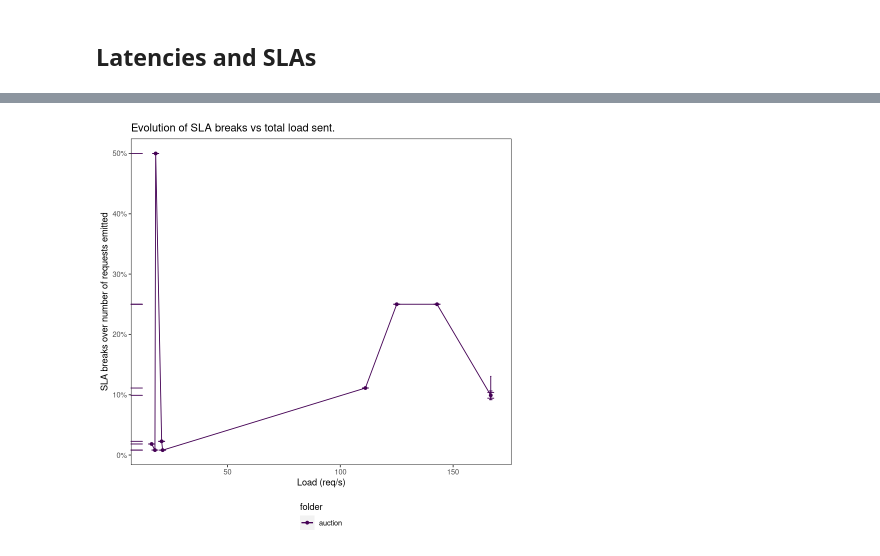
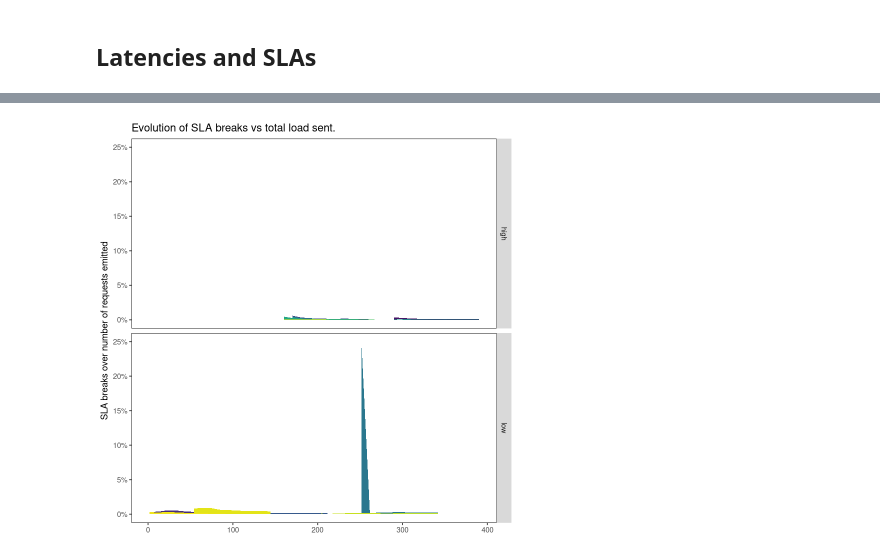
Before and after one commit to VolodiaPG/giraff, a Jupyter notebook: enos/live/experiment.ipynb, the cells around one changed output, grey strips where cells are left out. Cells and saved outputs as stored; diff of their text form; code cells hidden in the pictures.

```diff
--- a/enos/live/experiment.ipynb
+++ b/enos/live/experiment.ipynb
@@ -614,20 +613,17 @@ echo_bucket <- echo_bucket %>%
     {.}
 
 average <- echo_bucket %>%
-    mutate(function_name = tag) %>%
-    # inner_join(bids_won_function %>% select(function_name, winner, folder) %>% distinct(), by = c("function_name", "folder")) %>%
-    # select(instance, timestamp, function_name, period, winner, folder, n, value_bucket, le) %>%
-    mutate(latency = stringr::str_match(function_name, "(.+)--(.+)--([0-9]+)--([0-9]+)--([0-9]+)") %>% .[,4]) %>%
+    extract_function_name_info() %>%
     mutate(latency = as.numeric(latency) / 1000) %>%
     mutate(load = 1000 / as.numeric(period)) %>%
     {.}
 # %%
 average_sum <- average %>%
-    select(function_name, load, folder, le, value_bucket, latency, timestamp, metric_group) %>%
+    select(function_name, load, folder, le, value_bucket, latency, timestamp, metric_group, latency_type, load_type) %>%
     arrange(desc(timestamp), .by_group=TRUE) %>%
-    group_by(function_name, load, folder, le, latency, metric_group) %>%
+    group_by(timestamp, function_name, load, folder, le, latency, metric_group, latency_type, load_type) %>%
     filter(row_number()==n()) %>%
-    select(-timestamp) %>%
+    # select(-timestamp) %>%
     arrange(desc(le), .by_group=TRUE) %>%
     {.}
 
@@ -636,7 +632,7 @@ average_sum <- average %>%
 under_sla <- average_sum %>%
     mutate(target_offset = round(le - latency, 3)) %>%
     filter(target_offset %in% c(-0.003, -0.002, -0.001, 0, 0.003, 0.002, 0.001)) %>%
-    group_by(function_name, load, folder, latency, target_offset, metric_group) %>%
+    group_by(timestamp, function_name, load, folder, latency, target_offset, metric_group, latency_type, load_type) %>%
     select(-le) %>%
     {.}
 
@@ -644,18 +640,19 @@ under_sla <- average_sum %>%
 
 sla_stats <- average_sum %>%
     filter(le == Inf) %>%
-    group_by(function_name, load, folder, latency, metric_group) %>%
+    group_by(timestamp, function_name, load, folder, latency, metric_group, latency_type, load_type) %>%
     mutate(total = value_bucket) %>%
     select(-c(value_bucket, le)) %>%
-    inner_join(under_sla, by = c("function_name", "load", "folder", "latency", "metric_group")) %>%
+    inner_join(under_sla, by = c("timestamp", "function_name", "load", "folder", "latency", "metric_group", "latency_type", "load_type")) %>%
     mutate(above = total - value_bucket) %>%
     {.}
 
 # sla_stats
 # %%
 evol_sla_data <- sla_stats %>%
-    group_by(load, folder, target_offset) %>%
-    summarize(above = sum(above), respected = sum(value_bucket)) %>%
+    group_by(timestamp, load, folder, target_offset, latency_type, load_type) %>%
+    # summarize(above = sum(above), respected = sum(value_bucket)) %>%
+    mutate(respected = sum(value_bucket)) %>%
     mutate(percent = above / (above + respected)) %>%
     # spread(key = target_offset, value = percent) %>%
     {.}
@@ -688,55 +685,57 @@ evol_sla <- evol_sla_data %>%
 filter(target_offset == 0) %>%
 ggplot(
   aes(
-    x = load,
+    x = timestamp,
     y = percent,
-    color = folder,
+    fill = function_name,
+    # fill = load_type,
+    # shape = load_type,
   )
 ) +
 # geom_col(position="dodge") +
-geom_line() +
-geom_point() +
-geom_rug(sides="l") +
-geom_errorbar(aes(ymin=(evol_sla_data%>%filter(target_offset==-0.003))$percent, ymax=(evol_sla_data%>%filter(target_offset==0.003))$percent), width=0.5) +
-geom_errorbar(aes(ymin=(evol_sla_data%>%filter(target_offset==-0.002))$percent, ymax=(evol_sla_data%>%filter(target_offset==0.002))$percent), width=1.5) +
-geom_errorbar(aes(ymin=(evol_sla_data%>%filter(target_offset==-0.001))$percent, ymax=(evol_sla_data%>%filter(target_offset==0.001))$percent), width=3) +
+# geom_line() +
+geom_area() +
+# geom_rug(sides="l") +
+# geom_errorbar(aes(ymin=(evol_sla_data%>%filter(target_offset==-0.003))$percent, ymax=(evol_sla_data%>%filter(target_offset==0.003))$percent), width=0.5) +
+# geom_errorbar(aes(ymin=(evol_sla_data%>%filter(target_offset==-0.002))$percent, ymax=(evol_sla_data%>%filter(target_offset==0.002))$percent), width=1.5) +
+# geom_errorbar(aes(ymin=(evol_sla_data%>%filter(target_offset==-0.001))$percent, ymax=(evol_sla_data%>%filter(target_offset==0.001))$percent), width=3) +
 scale_y_continuous(label=scales::percent)+
 labs(
   x = "Load (req/s)",
   y = "SLA breaks over number of requests emitted",
   title = "Evolution of SLA breaks vs total load sent."
 ) +
-# facet_grid(rows = vars(factor(latency, stringr::str_sort(unique(latency), numeric = TRUE)))) +
+facet_grid(rows = vars(latency_type)) +
 scale_color_viridis(discrete = TRUE, option = "D") +
-scale_fill_viridis(discrete = TRUE)
-# theme(        axis.title.x = element_blank(),
-#         legend.position = "none")
+scale_fill_viridis(discrete = TRUE) +
+theme(        axis.title.x = element_blank(),
+        legend.position = "none")
 evol_sla
 
-fails <- fails %>%
-ggplot(
-  aes(
-    x = load,
-    y = failed,
-    color = folder,
-  )
-) +
-geom_line() +
-geom_point() +
-geom_rug(sides="l") +
-# scale_y_reverse(label=scales::percent) +
-scale_y_reverse()+
-# scale_x_discrete(position = "top") +
-labs(
-  x = "Load (req/s)",
-  y = "Errors",
-  # title = "Ratio of errors for send window vs load.",
-  color = "Placment model"
-) +
- theme(
-        axis.title.x = element_blank()) +
-scale_color_viridis(discrete = TRUE, option = "D") +
-scale_fill_viridis(discrete = TRUE)
-fails
+# fails <- fails %>%
+# ggplot(
+#   aes(
+#     x = load,
+#     y = failed,
+#     color = latency_type,
+#   )
+# ) +
+# # geom_line() +
+# geom_point() +
+# # geom_rug(sides="l") +
+# # scale_y_reverse(label=scales::percent) +
+# scale_y_reverse()+
+# # scale_x_discrete(position = "top") +
+# labs(
+#   x = "Load (req/s)",
+#   y = "Errors",
+#   # title = "Ratio of errors for send window vs load.",
+#   color = "Placment model"
+# ) +
+#  theme(
+#         axis.title.x = element_blank()) +
+# scale_color_viridis(discrete = TRUE, option = "D") +
+# scale_fill_viridis(discrete = TRUE)
+# fails
 # cowplot::plot_grid(evol_sla, fails, ncol = 1, rel_heights = c(1, 0.75))
 # %% [output]
@@ -747 +744 @@ the `.groups` argument.
-[figure, old version]
+[figure, new version]
```
Also changed, not shown: parts of 21 cells of this notebook, 5 other files.
